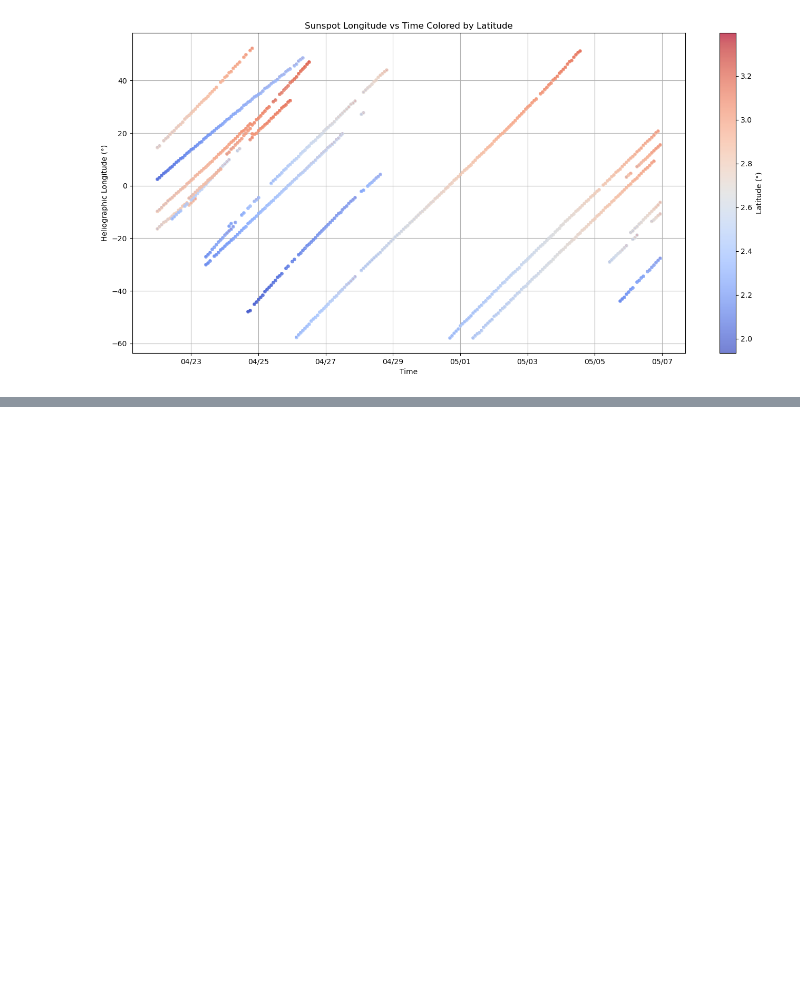
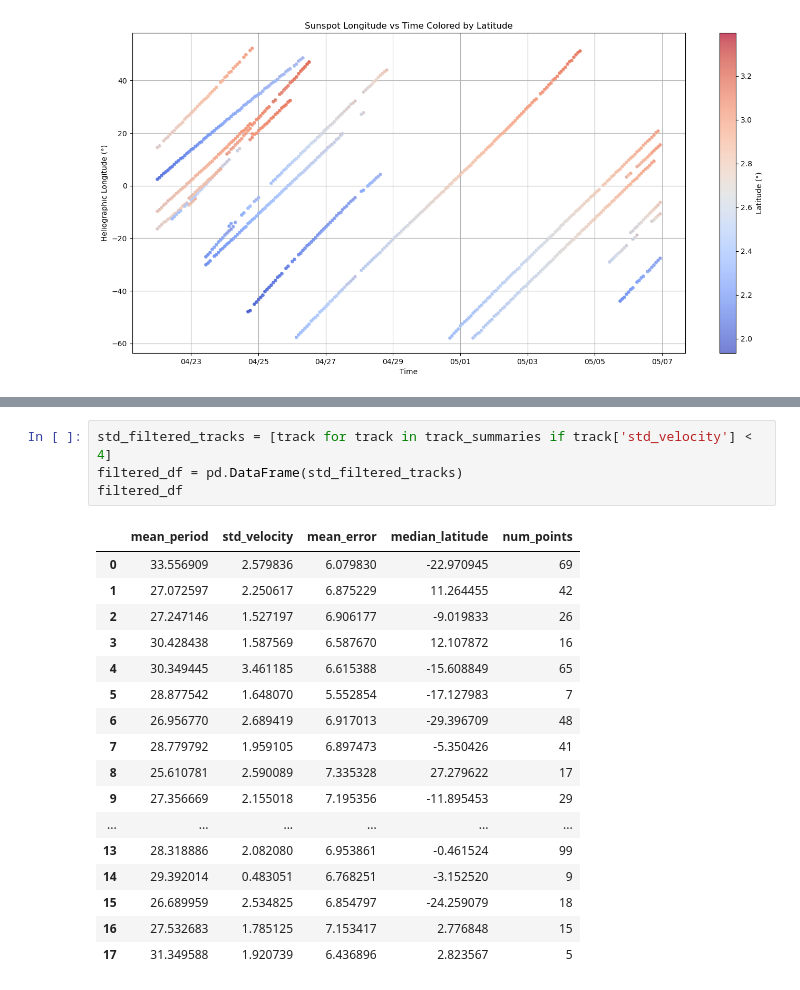
Before and after one commit to Joseph-Khoury/MQE_env, a Jupyter notebook: DML/solar_rotation_from_data/SOHO_analysis.ipynb, the cells around one changed output, grey strips where cells are left out. Cells and saved outputs as stored; diff of their text form; blank space fills up the shorter version.

```diff
--- a/DML/solar_rotation_from_data/SOHO_analysis.ipynb
+++ b/DML/solar_rotation_from_data/SOHO_analysis.ipynb
@@ -279,0 +353,22 @@ _IncompleteInputError: incomplete input (2637927694.py, line 5)
+# %%
+std_filtered_tracks = [track for track in track_summaries if track['std_velocity'] < 4]
+filtered_df = pd.DataFrame(std_filtered_tracks)
+filtered_df
+# %% [output]
+|  | mean_period | std_velocity | mean_error | median_latitude | num_points |
+| 0 | 33.556909 | 2.579836 | 6.079830 | -22.970945 | 69 |
+| 1 | 27.072597 | 2.250617 | 6.875229 | 11.264455 | 42 |
+| 2 | 27.247146 | 1.527197 | 6.906177 | -9.019833 | 26 |
+| 3 | 30.428438 | 1.587569 | 6.587670 | 12.107872 | 16 |
+| 4 | 30.349445 | 3.461185 | 6.615388 | -15.608849 | 65 |
+| 5 | 28.877542 | 1.648070 | 5.552854 | -17.127983 | 7 |
+| 6 | 26.956770 | 2.689419 | 6.917013 | -29.396709 | 48 |
+| 7 | 28.779792 | 1.959105 | 6.897473 | -5.350426 | 41 |
+| 8 | 25.610781 | 2.590089 | 7.335328 | 27.279622 | 17 |
+| 9 | 27.356669 | 2.155018 | 7.195356 | -11.895453 | 29 |
+| ... | ... | ... | ... | ... | ... |
+| 13 | 28.318886 | 2.082080 | 6.953861 | -0.461524 | 99 |
+| 14 | 29.392014 | 0.483051 | 6.768251 | -3.152520 | 9 |
+| 15 | 26.689959 | 2.534825 | 6.854797 | -24.259079 | 18 |
+| 16 | 27.532683 | 1.785125 | 7.153417 | 2.776848 | 15 |
+| 17 | 31.349588 | 1.920739 | 6.436896 | 2.823567 | 5 |
```
Also changed, not shown: parts of 12 cells of this notebook.
